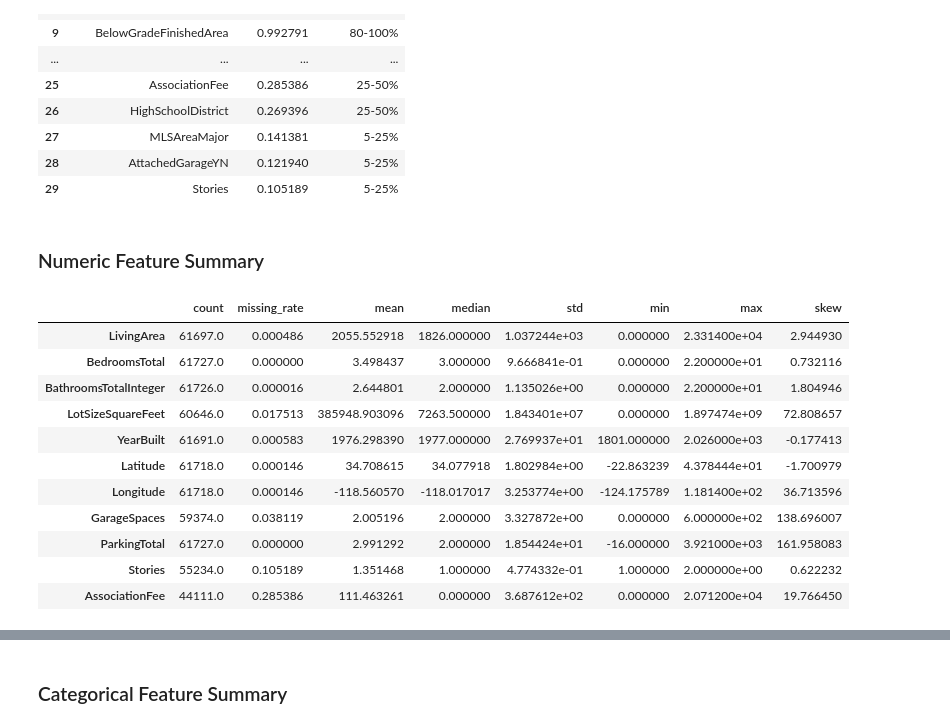
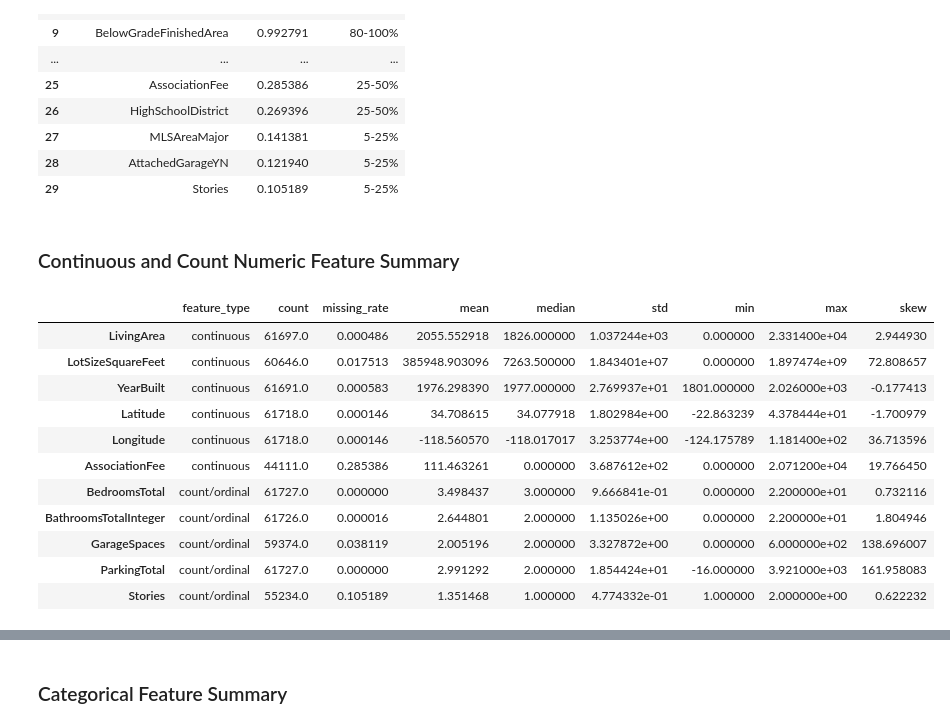
Before and after one commit to syp4137/idx-california-price-prediction, a Jupyter notebook: notebooks/01_exploration.ipynb, the cells around one changed output, grey strips where cells are left out. Saved outputs shown, nothing was run; the diff lists cells and outputs as text; code cells hidden in the pictures.

```diff
--- a/notebooks/01_exploration.ipynb
+++ b/notebooks/01_exploration.ipynb
@@ -590,20 +598,30 @@ drop_cols = [
     "StateOrProvince"
 ]
 
-# Candidate numeric predictors for initial EDA and baseline modeling.
-numeric_cols = [
+# Continuous numeric predictors.
+# These behave like measured quantities and may need scaling, clipping, or log transforms.
+continuous_numeric_cols = [
     "LivingArea",
-    "BedroomsTotal",
-    "BathroomsTotalInteger",
     "LotSizeSquareFeet",
     "YearBuilt",
     "Latitude",
     "Longitude",
+    "AssociationFee"
+]
+
+# Count / ordinal numeric predictors.
+# These are numeric, but they are discrete counts rather than continuous measurements.
+# For linear models, we can compare using them as numeric vs one-hot/ordinal encoded features.
+count_numeric_cols = [
+    "BedroomsTotal",
+    "BathroomsTotalInteger",
     "GarageSpaces",
     "ParkingTotal",
-    "Stories",
-    "AssociationFee"
+    "Stories"
 ]
+
+# Combined numeric list used for numeric summaries and correlation checks.
+numeric_cols = continuous_numeric_cols + count_numeric_cols
 
 # Boolean-like predictors that may need conversion from strings/YN values before modeling.
 boolean_cols = [
@@ -625,47 +643,53 @@ categorical_cols = [
     "HighSchoolDistrict"
 ]
 # %% [markdown]
-### Numeric Feature Summary
+### Continuous and Count Numeric Feature Summary
 # %%
 # Convert candidate numeric features to numeric dtype.
 # Invalid strings become NaN so summaries and plots do not fail.
 for col in numeric_cols:
     if col in df.columns:
         df[col] = pd.to_numeric(df[col], errors="coerce")
 
-available_numeric_cols = [col for col in numeric_cols if col in df.columns]
+available_continuous_cols = [col for col in continuous_numeric_cols if col in df.columns]
+available_count_cols = [col for col in count_numeric_cols if col in df.columns]
+available_numeric_cols = available_continuous_cols + available_count_cols
 
 # Compact numeric summary for preprocessing decisions.
-# Missing rate indicates imputation needs; skew helps decide whether log transforms may be useful.
+# feature_type separates continuous measurements from discrete count/ordinal variables.
 numeric_summary = df[available_numeric_cols].agg([
     "count",
     "mean",
     "median",
     "std",
     "min",
     "max",
 ]).T
 
+numeric_summary["feature_type"] = [
+    "continuous" if col in available_continuous_cols else "count/ordinal"
+    for col in numeric_summary.index
+]
 numeric_summary["missing_rate"] = df[available_numeric_cols].isna().mean()
 numeric_summary["skew"] = df[available_numeric_cols].skew(numeric_only=True)
 
 # Reorder columns so the most useful EDA fields appear first.
 numeric_summary = numeric_summary[
-    ["count", "missing_rate", "mean", "median", "std", "min", "max", "skew"]
+    ["feature_type", "count", "missing_rate", "mean", "median", "std", "min", "max", "skew"]
 ]
 
 display(numeric_summary)
 # %% [output]
-|  | count | missing_rate | mean | median | std | min | max | skew |
-| LivingArea | 61697.0 | 0.000486 | 2055.552918 | 1826.000000 | 1.037244e+03 | 0.000000 | 2.331400e+04 | 2.944930 |
-| BedroomsTotal | 61727.0 | 0.000000 | 3.498437 | 3.000000 | 9.666841e-01 | 0.000000 | 2.200000e+01 | 0.732116 |
-| BathroomsTotalInteger | 61726.0 | 0.000016 | 2.644801 | 2.000000 | 1.135026e+00 | 0.000000 | 2.200000e+01 | 1.804946 |
-| LotSizeSquareFeet | 60646.0 | 0.017513 | 385948.903096 | 7263.500000 | 1.843401e+07 | 0.000000 | 1.897474e+09 | 72.808657 |
-| YearBuilt | 61691.0 | 0.000583 | 1976.298390 | 1977.000000 | 2.769937e+01 | 1801.000000 | 2.026000e+03 | -0.177413 |
-| Latitude | 61718.0 | 0.000146 | 34.708615 | 34.077918 | 1.802984e+00 | -22.863239 | 4.378444e+01 | -1.700979 |
-| Longitude | 61718.0 | 0.000146 | -118.560570 | -118.017017 | 3.253774e+00 | -124.175789 | 1.181400e+02 | 36.713596 |
-| GarageSpaces | 59374.0 | 0.038119 | 2.005196 | 2.000000 | 3.327872e+00 | 0.000000 | 6.000000e+02 | 138.696007 |
-| ParkingTotal | 61727.0 | 0.000000 | 2.991292 | 2.000000 | 1.854424e+01 | -16.000000 | 3.921000e+03 | 161.958083 |
-| Stories | 55234.0 | 0.105189 | 1.351468 | 1.000000 | 4.774332e-01 | 1.000000 | 2.000000e+00 | 0.622232 |
-| AssociationFee | 44111.0 | 0.285386 | 111.463261 | 0.000000 | 3.687612e+02 | 0.000000 | 2.071200e+04 | 19.766450 |
+|  | feature_type | count | missing_rate | mean | median | std | min | max | skew |
+| LivingArea | continuous | 61697.0 | 0.000486 | 2055.552918 | 1826.000000 | 1.037244e+03 | 0.000000 | 2.331400e+04 | 2.944930 |
+| LotSizeSquareFeet | continuous | 60646.0 | 0.017513 | 385948.903096 | 7263.500000 | 1.843401e+07 | 0.000000 | 1.897474e+09 | 72.808657 |
+| YearBuilt | continuous | 61691.0 | 0.000583 | 1976.298390 | 1977.000000 | 2.769937e+01 | 1801.000000 | 2.026000e+03 | -0.177413 |
+| Latitude | continuous | 61718.0 | 0.000146 | 34.708615 | 34.077918 | 1.802984e+00 | -22.863239 | 4.378444e+01 | -1.700979 |
+| Longitude | continuous | 61718.0 | 0.000146 | -118.560570 | -118.017017 | 3.253774e+00 | -124.175789 | 1.181400e+02 | 36.713596 |
+| AssociationFee | continuous | 44111.0 | 0.285386 | 111.463261 | 0.000000 | 3.687612e+02 | 0.000000 | 2.071200e+04 | 19.766450 |
+| BedroomsTotal | count/ordinal | 61727.0 | 0.000000 | 3.498437 | 3.000000 | 9.666841e-01 | 0.000000 | 2.200000e+01 | 0.732116 |
+| BathroomsTotalInteger | count/ordinal | 61726.0 | 0.000016 | 2.644801 | 2.000000 | 1.135026e+00 | 0.000000 | 2.200000e+01 | 1.804946 |
+| GarageSpaces | count/ordinal | 59374.0 | 0.038119 | 2.005196 | 2.000000 | 3.327872e+00 | 0.000000 | 6.000000e+02 | 138.696007 |
+| ParkingTotal | count/ordinal | 61727.0 | 0.000000 | 2.991292 | 2.000000 | 1.854424e+01 | -16.000000 | 3.921000e+03 | 161.958083 |
+| Stories | count/ordinal | 55234.0 | 0.105189 | 1.351468 | 1.000000 | 4.774332e-01 | 1.000000 | 2.000000e+00 | 0.622232 |
 # %%
```
Also changed, not shown: parts of 3 cells of this notebook.
